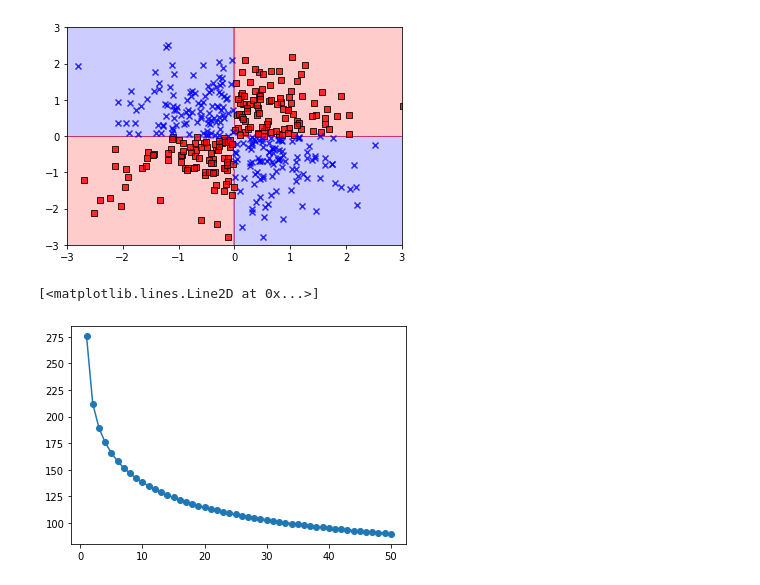
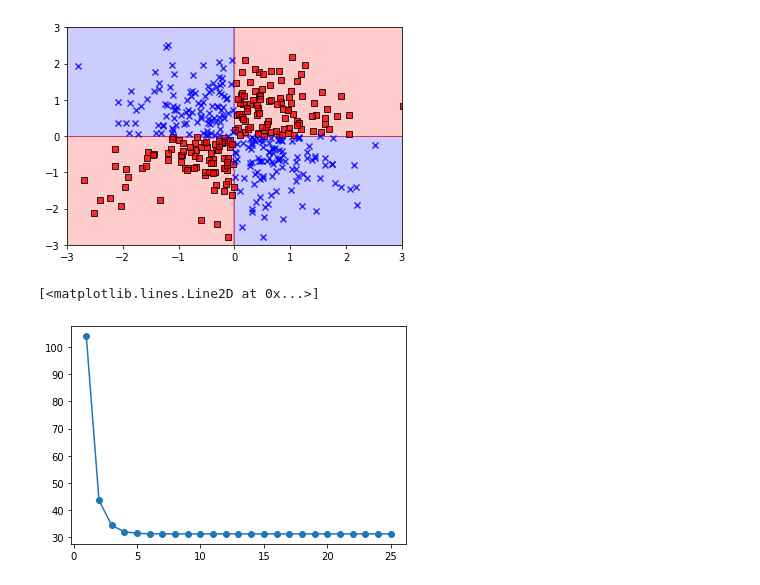
Before and after one commit to JimGerth/desy-ml-python, a Jupyter notebook: Chapter 3.ipynb, the cells around one changed output. Drawn from its saved outputs; the diff is of its cells as text; code cells hidden in the pictures.

```diff
--- a/Chapter 3.ipynb
+++ b/Chapter 3.ipynb
@@ -240,9 +240,9 @@ plot(-3, 3, X_xor, Y_xor, LogisticRegression(solver='lbfgs').fit(X_xor, Y_xor))
 # %%
 from adaline_gd import AdalineGD
 
-lr = LogisticRegressionGD(eta=0.005, n_iter=50).fit(X_xor, Y_xor)
+lr = AdalineGD(eta=0.003, n_iter=25).fit(X_xor, Y_xor)
 
 plt.plot(range(1, len(lr.cost_) + 1), lr.cost_, marker='o')
 # %% [output]
 [<matplotlib.lines.Line2D at 0x...>]
-[figure, old version]
+[figure, new version]
```
Also changed, not shown: 1 other file.
